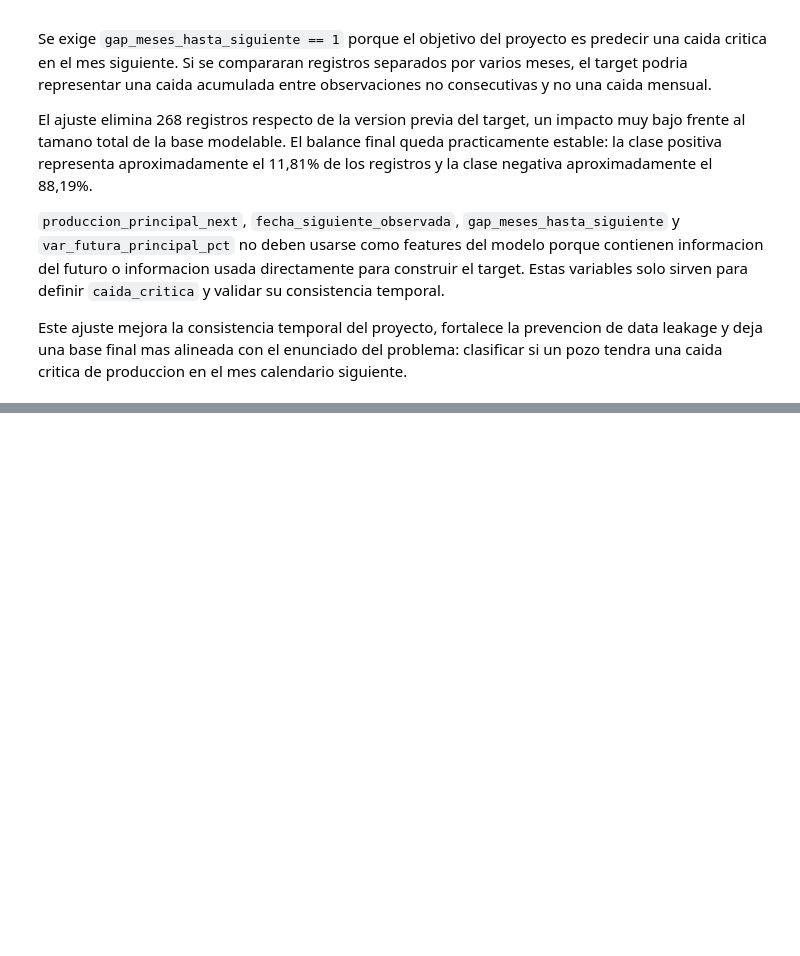
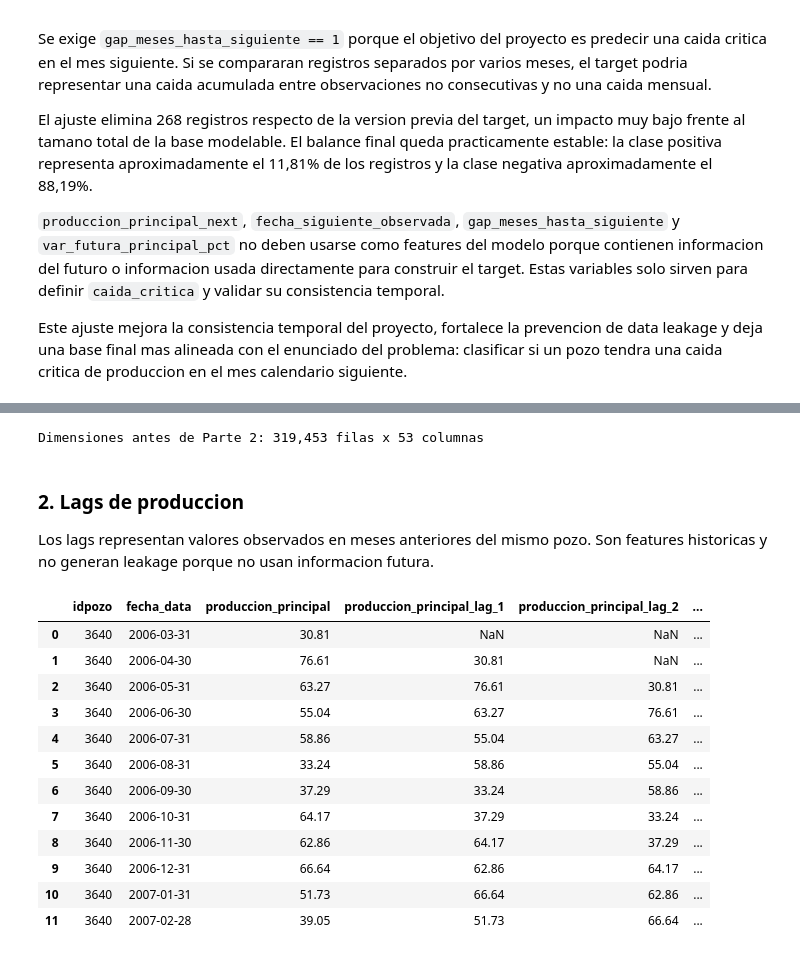
Before and after one commit to MatiasLHerrera/proyecto-caida-produccion-pozos, a Jupyter notebook: notebooks/03_feature_engineering.ipynb, the cells around one changed output, grey strips where cells are left out. Saved outputs shown, nothing was run; the diff lists cells and outputs as text; code cells hidden in the pictures; blank space fills up the shorter version.

```diff
--- a/notebooks/03_feature_engineering.ipynb
+++ b/notebooks/03_feature_engineering.ipynb
@@ -847,0 +932,13 @@ Este ajuste mejora la consistencia temporal del proyecto, fortalece la prevencio
+# %%
+def safe_divide(numerator: pd.Series, denominator: pd.Series) -> pd.Series:
+    safe_denominator = denominator.where(denominator > 0, np.nan)
+    return numerator / safe_denominator
+
+
+df_model["ratio_gas_pet"] = safe_divide(df_model["prod_gas"], df_model["prod_pet"])
+df_model["ratio_agua_pet"] = safe_divide(df_model["prod_agua"], df_model["prod_pet"])
+df_model["ratio_agua_principal"] = safe_divide(df_model["prod_agua"], df_model["produccion_principal"])
+
+new_ratio_features = ["ratio_gas_pet", "ratio_agua_pet", "ratio_agua_principal"]
+
+df_model[["prod_pet", "prod_gas", "prod_agua", "produccion_principal"] + new_ratio_features].head(10)
@@ -847,0 +1040,43 @@ Este ajuste mejora la consistencia temporal del proyecto, fortalece la prevencio
+# %%
+df_model = df_model.sort_values(["idpozo", "fecha_data"]).reset_index(drop=True)
+pozo_group = df_model.groupby("idpozo", group_keys=False)
+columnas_antes_parte_2 = df_model.shape[1]
+
+print(f"Dimensiones antes de Parte 2: {df_model.shape[0]:,} filas x {df_model.shape[1]:,} columnas")
+# %% [output]
+Dimensiones antes de Parte 2: 319,453 filas x 53 columnas
+# %% [markdown]
+### 2. Lags de produccion
+
+Los lags representan valores observados en meses anteriores del mismo pozo. Son features historicas y no generan leakage porque no usan informacion futura.
+# %%
+lag_specs = {
+    "produccion_principal": [1, 2, 3, 6],
+    "prod_pet": [1, 3],
+    "prod_gas": [1, 3],
+    "prod_agua": [1, 3],
+}
+
+new_lag_features = []
+
+for base_col, lags in lag_specs.items():
+    for lag in lags:
+        feature_name = f"{base_col}_lag_{lag}"
+        df_model[feature_name] = pozo_group[base_col].shift(lag)
+        new_lag_features.append(feature_name)
+
+df_model[["idpozo", "fecha_data", "produccion_principal"] + new_lag_features[:4]].head(12)
+# %% [output]
+|  | idpozo | fecha_data | produccion_principal | produccion_principal_lag_1 | produccion_principal_lag_2 | ... |
+| 0 | 3640 | 2006-03-31 | 30.81 | NaN | NaN | ... |
+| 1 | 3640 | 2006-04-30 | 76.61 | 30.81 | NaN | ... |
+| 2 | 3640 | 2006-05-31 | 63.27 | 76.61 | 30.81 | ... |
+| 3 | 3640 | 2006-06-30 | 55.04 | 63.27 | 76.61 | ... |
+| 4 | 3640 | 2006-07-31 | 58.86 | 55.04 | 63.27 | ... |
+| 5 | 3640 | 2006-08-31 | 33.24 | 58.86 | 55.04 | ... |
+| 6 | 3640 | 2006-09-30 | 37.29 | 33.24 | 58.86 | ... |
+| 7 | 3640 | 2006-10-31 | 64.17 | 37.29 | 33.24 | ... |
+| 8 | 3640 | 2006-11-30 | 62.86 | 64.17 | 37.29 | ... |
+| 9 | 3640 | 2006-12-31 | 66.64 | 62.86 | 64.17 | ... |
+| 10 | 3640 | 2007-01-31 | 51.73 | 66.64 | 62.86 | ... |
+| 11 | 3640 | 2007-02-28 | 39.05 | 51.73 | 66.64 | ... |
```
Also changed, not shown: parts of 44 cells of this notebook.
